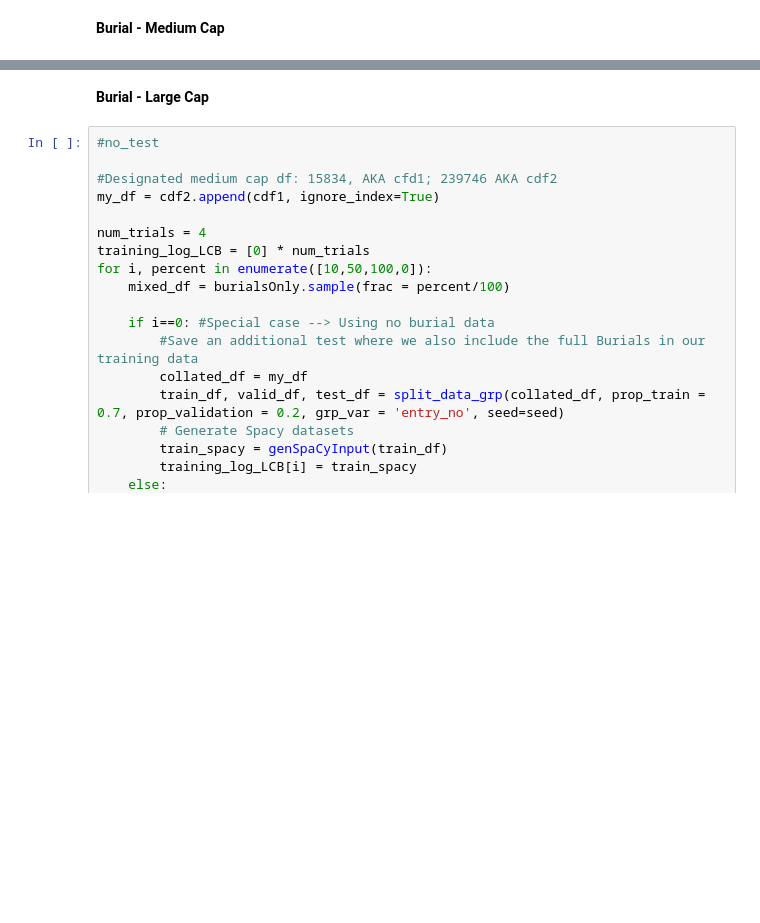
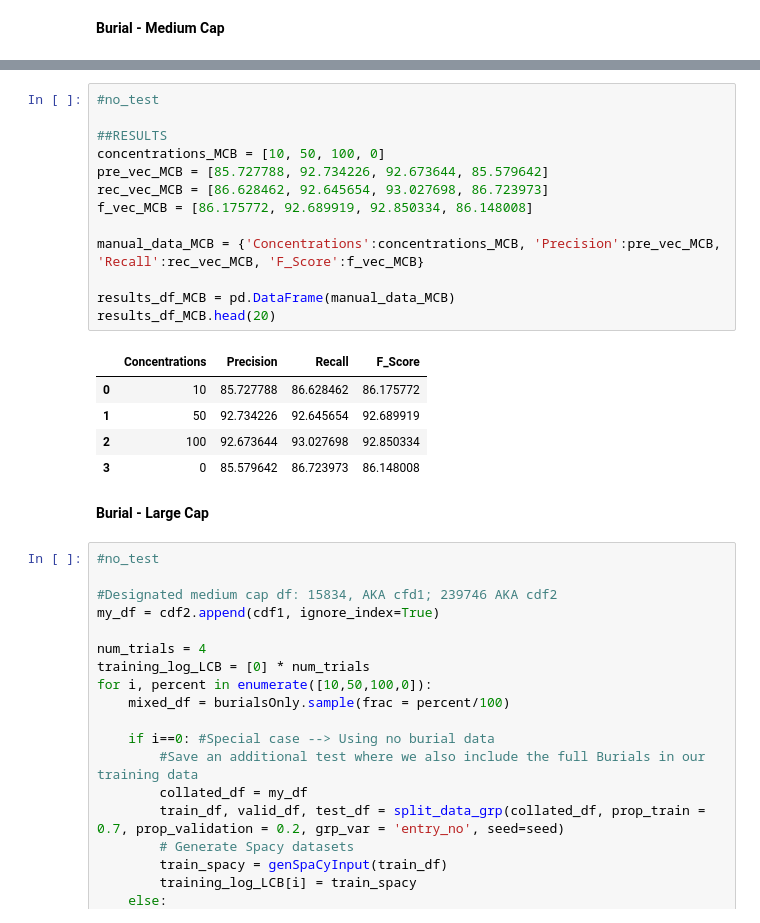
Before and after one commit to slavesocieties/ssda-nlp, a Jupyter notebook: 70-exhaustive-training.ipynb, the cells around one changed output, grey strips where cells are left out. Drawn from its saved outputs; the diff is of its cells as text; blank space fills up the shorter version.

```diff
--- a/70-exhaustive-training.ipynb
+++ b/70-exhaustive-training.ipynb
@@ -254,3 +251,22 @@ Saved model to models\exhaustive_models
+# %%
+#no_test
+
+##RESULTS
+concentrations_MCB = [10, 50, 100, 0]
+pre_vec_MCB = [85.727788, 92.734226, 92.673644, 85.579642]
+rec_vec_MCB = [86.628462, 92.645654, 93.027698, 86.723973]
+f_vec_MCB = [86.175772, 92.689919, 92.850334, 86.148008]
+
+manual_data_MCB = {'Concentrations':concentrations_MCB, 'Precision':pre_vec_MCB, 'Recall':rec_vec_MCB, 'F_Score':f_vec_MCB}
+
+results_df_MCB = pd.DataFrame(manual_data_MCB)
+results_df_MCB.head(20)
+# %% [output]
+|  | Concentrations | Precision | Recall | F_Score |
+| 0 | 10 | 85.727788 | 86.628462 | 86.175772 |
+| 1 | 50 | 92.734226 | 92.645654 | 92.689919 |
+| 2 | 100 | 92.673644 | 93.027698 | 92.850334 |
+| 3 | 0 | 85.579642 | 86.723973 | 86.148008 |
 # %% [markdown]
 **Burial - Large Cap**
 # %%
```
Also changed, not shown: parts of 15 cells of this notebook.
